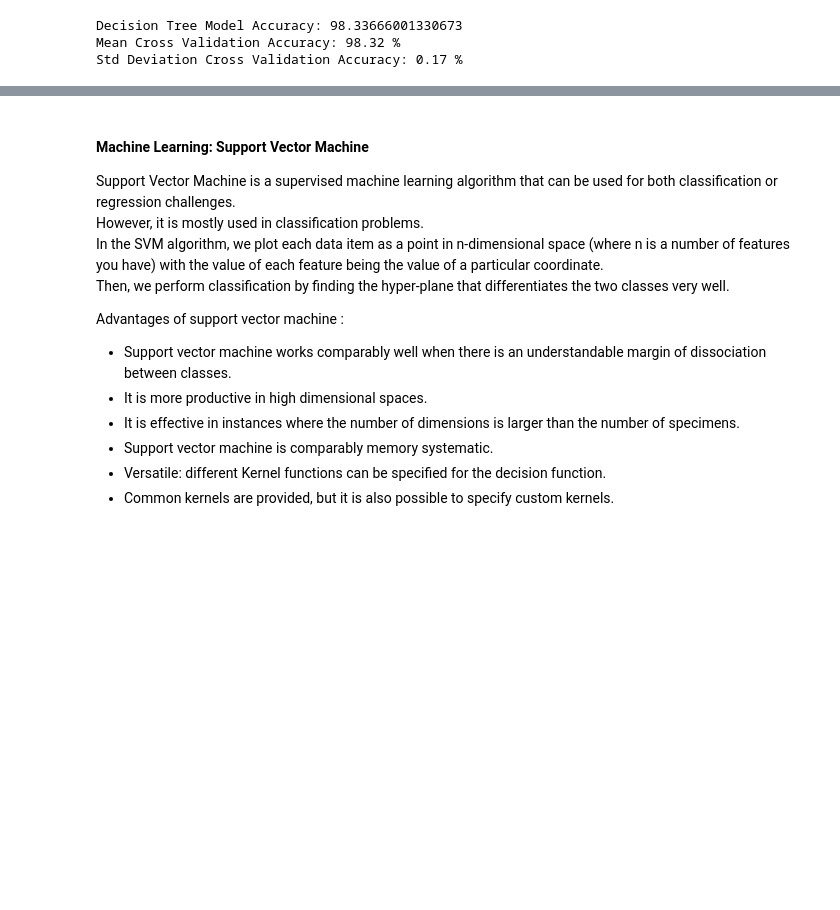
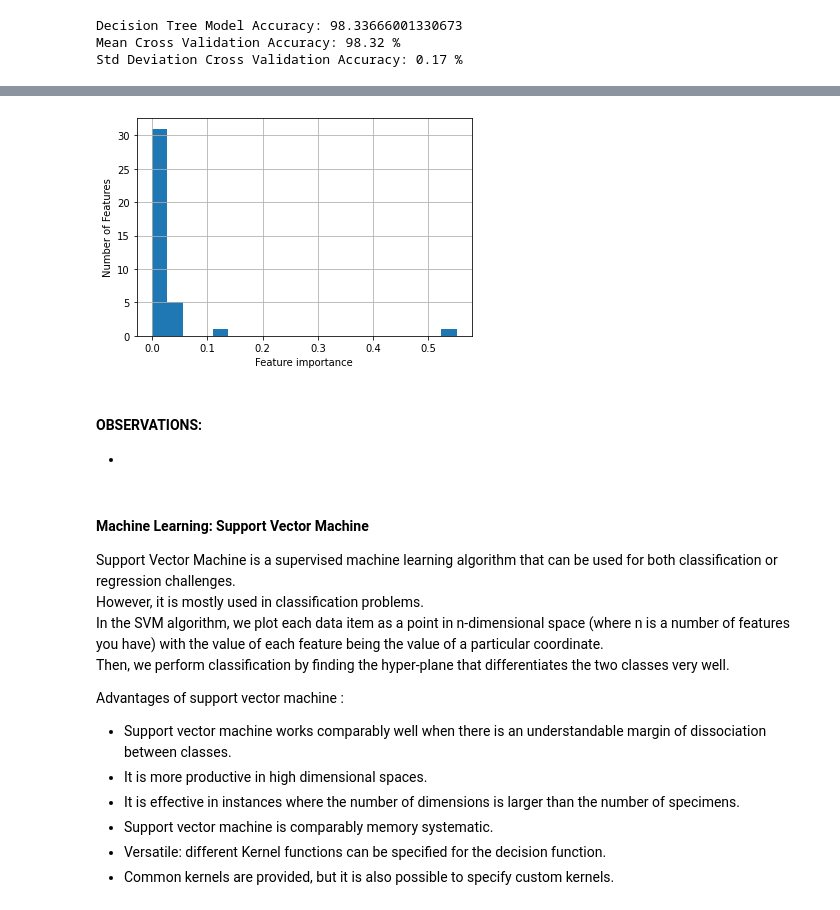
Before and after one commit to umang8496/bits-dse, a Jupyter notebook: ids_assignment_01/signature-detection-classifier.ipynb, the cells around one changed output, grey strips where cells are left out. Cells and saved outputs as stored; diff of their text form; code cells hidden in the pictures; blank space fills up the shorter version.

```diff
--- a/ids_assignment_01/signature-detection-classifier.ipynb
+++ b/ids_assignment_01/signature-detection-classifier.ipynb
@@ -2264,3 +2297,14 @@ Std Deviation Cross Validation Accuracy: 0.17 %
+# %%
+# and now let's plot the distribution of importances
+pd.Series(select_from_decison_tree.estimator_.feature_importances_.ravel()).hist(bins=20)
+plt.xlabel('Feature importance')
+plt.ylabel('Number of Features')
+plt.show()
+# %% [output]
+[figure, added]
+# %% [markdown]
+#### OBSERVATIONS:
+-
 # %% [markdown]
 #### Machine Learning: Support Vector Machine
 
```
Also changed, not shown: parts of 13 cells of this notebook.
